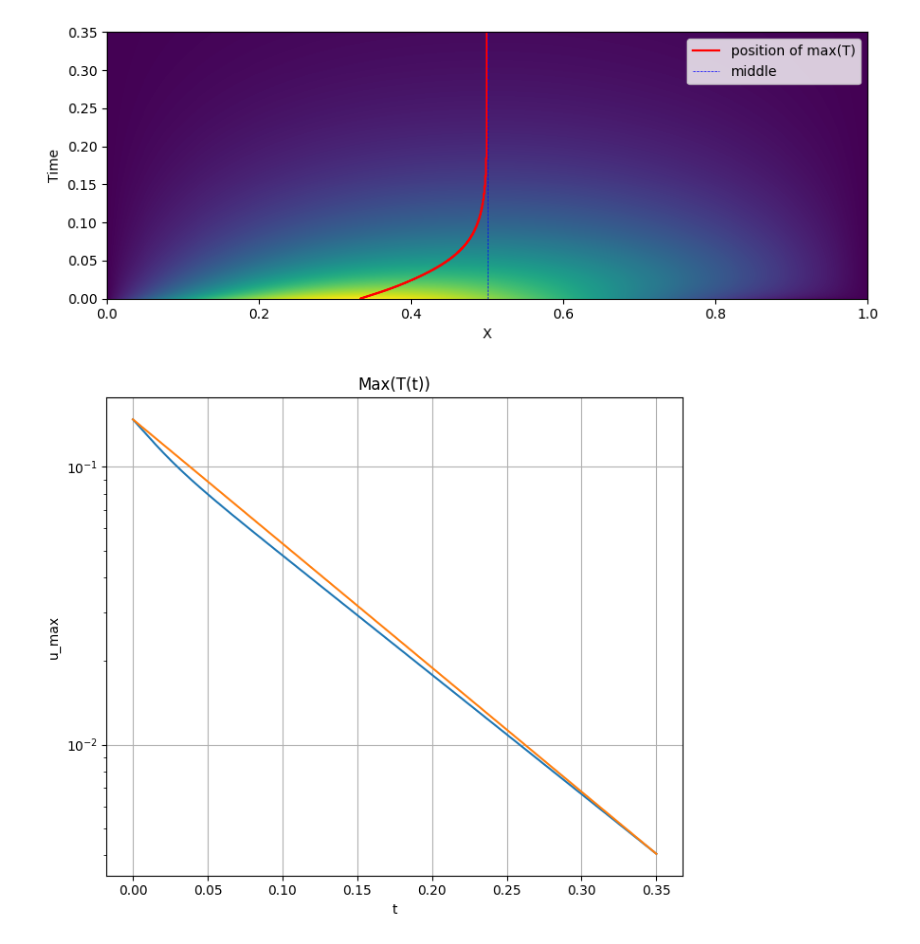
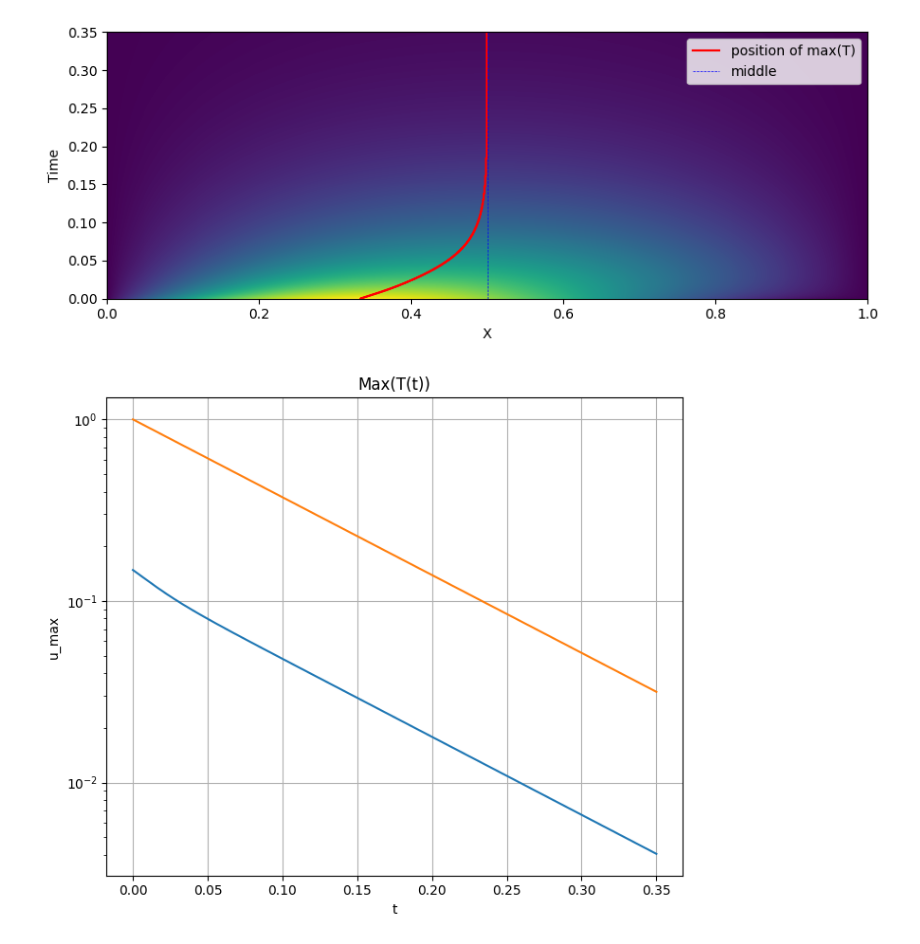
Before and after one commit to CuSynth/computational-physics, a Jupyter notebook: # 10 CrankNicolson/solution.ipynb, the cells around one changed output. Saved outputs shown, nothing was run; the diff lists cells and outputs as text; code cells hidden in the pictures.

```diff
--- a/# 10 Crank–Nicolson/solution.ipynb
+++ b/# 10 CrankNicolson/solution.ipynb
@@ -84,18 +84,18 @@ plt.legend()
 # %%
 plt.figure(figsize=(7,6))
 
 b = u_max[0]
 a = np.log(u_max[-1]/b)/t[-1]
 
 plt.plot(t, u_max)
-plt.plot(t, np.exp(t*a)*b)
+plt.plot(t, np.exp(-np.pi**2 * t))
 plt.yscale('log')
 plt.title('Max(T(t))')
 plt.xlabel('t')
 plt.ylabel('u_max')
 plt.grid()
 
 plt.tight_layout()
 plt.show()
 # %% [output]
-[figure, old version]
+[figure, new version]
```
Also changed, not shown: 9 other files.
